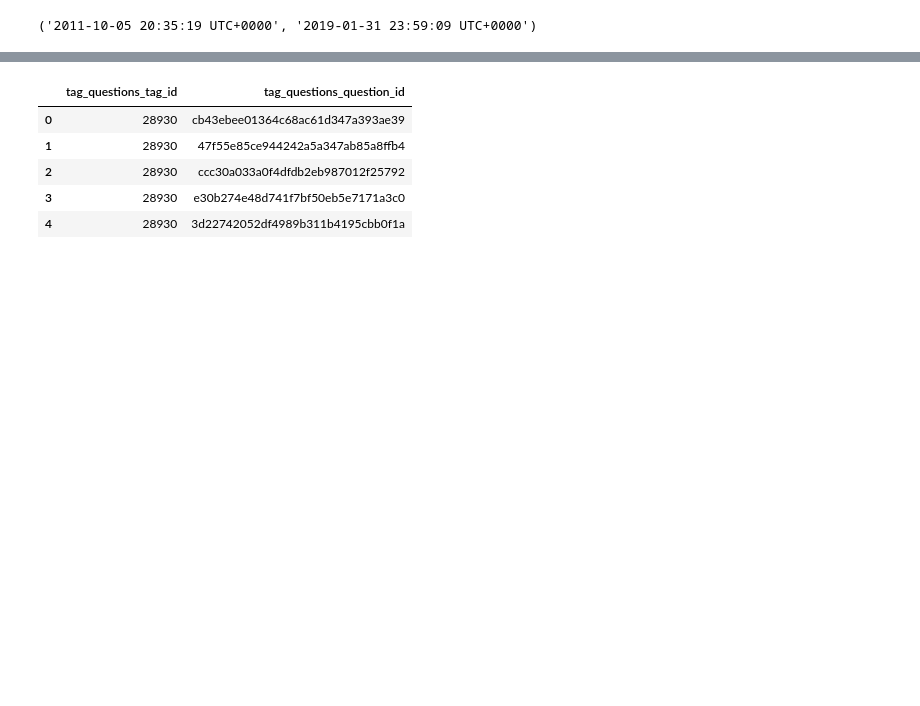
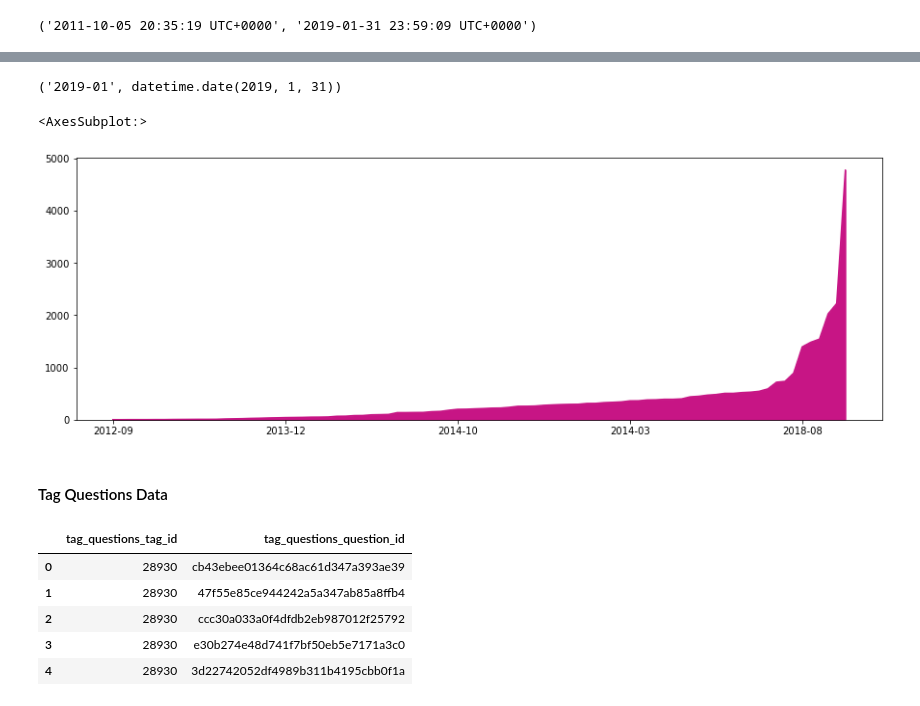
Before and after one commit to AKhileshPothuri/CareerVillage_Project, a Jupyter notebook: Exploratory_Data_Analysis_Draft1.ipynb, the cells around one changed output, grey strips where cells are left out. Cells and saved outputs as stored; diff of their text form; code cells hidden in the pictures; blank space fills up the shorter version.

```diff
--- a/Exploratory_Data_Analysis_Draft1.ipynb
+++ b/Exploratory_Data_Analysis_Draft1.ipynb
@@ -171,3 +295,14 @@ prof_df['month_joined'].value_counts().sort_values(ascending=True).plot(kind='li
+# %%
+students_df.month_joined.max(),students_df.students_date_joined.max()
+# %% [output]
+('2019-01', datetime.date(2019, 1, 31))
+# %%
+students_df['month_joined'].value_counts().sort_values(ascending=True).plot(kind='area',figsize=(15, 5),color='mediumvioletred')
+# %% [output]
+<AxesSubplot:>
+[figure, added]
+# %% [markdown]
+#### Tag Questions Data
 # %%
 tag_ques_df = pd.read_csv("Dataset/tag_questions.csv")
 # %%
```
Also changed, not shown: parts of 153 cells of this notebook.
